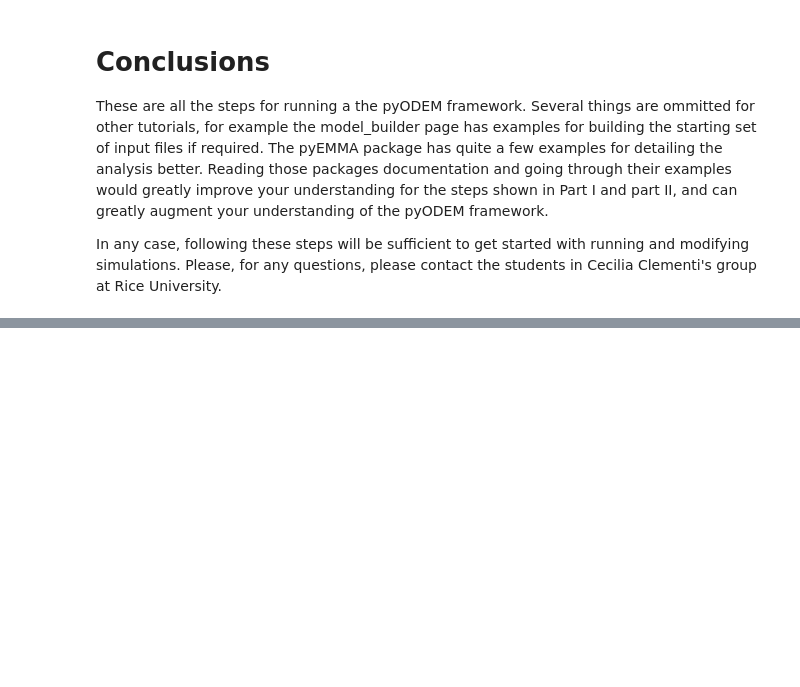
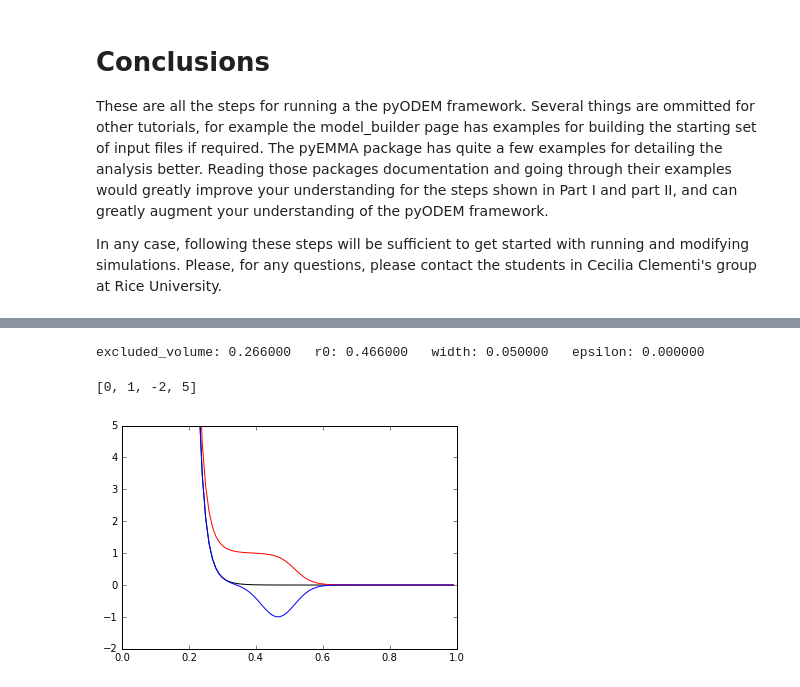
Before and after one commit to ClementiGroup/pyODEM, a Jupyter notebook: examples/example_2/Protein_Optimization.ipynb, the cells around one changed output, grey strips where cells are left out. Saved outputs shown, nothing was run; the diff lists cells and outputs as text; code cells hidden in the pictures; blank space fills up the shorter version.

```diff
--- a/examples/example_2/Protein_Optimization.ipynb
+++ b/examples/example_2/Protein_Optimization.ipynb
@@ -562,0 +579,3 @@ In any case, following these steps will be sufficient to get started with runnin
+# %%
+# Load a model using model_builder. Recall could also load with pyODEM Protein object and access with Protein.model.
+model, fitopts = mdb.inputs.load_model("ww_domain.ini") # model_builder reads the ww_domain.ini file.
@@ -562,0 +649,31 @@ In any case, following these steps will be sufficient to get started with runnin
+# %%
+# plot one of the potentials with zero epsilon and what does it look like.
+plot_pot = pairwise_potentials[0]
+print "excluded_volume: %f   r0: %f   width: %f   epsilon: %f" % (plot_pot.rNC, plot_pot.r0, plot_pot.width, plot_pot.eps)
+
+# a more itneresting demonstration is what does the potential look like with different epsilon values:
+
+r_possible = np.arange(0.1, 1.0, 0.01)
+
+# set a zero epsilon interaction
+plot_pot.set_epsilon(0)
+potential_zero = plot_pot.V(r_possible)
+
+# set a repulsive interaction
+plot_pot.set_epsilon(-1.)
+potential_negative = plot_pot.V(r_possible)
+
+# set an attractive interaction
+plot_pot.set_epsilon(1.)
+potential_positive = plot_pot.V(r_possible)
+
+plt.figure()
+plt.plot(r_possible, potential_zero, color="k") # black curve
+plt.plot(r_possible, potential_negative, color="r") # red curve
+plt.plot(r_possible, potential_positive, color="b") # blue curve
+
+plt.axis([0, 1, -2, 5])
+# %% [output]
+excluded_volume: 0.266000   r0: 0.466000   width: 0.050000   epsilon: 0.000000
+[0, 1, -2, 5]
+[figure, added]
```
Also changed, not shown: parts of 12 cells of this notebook.
